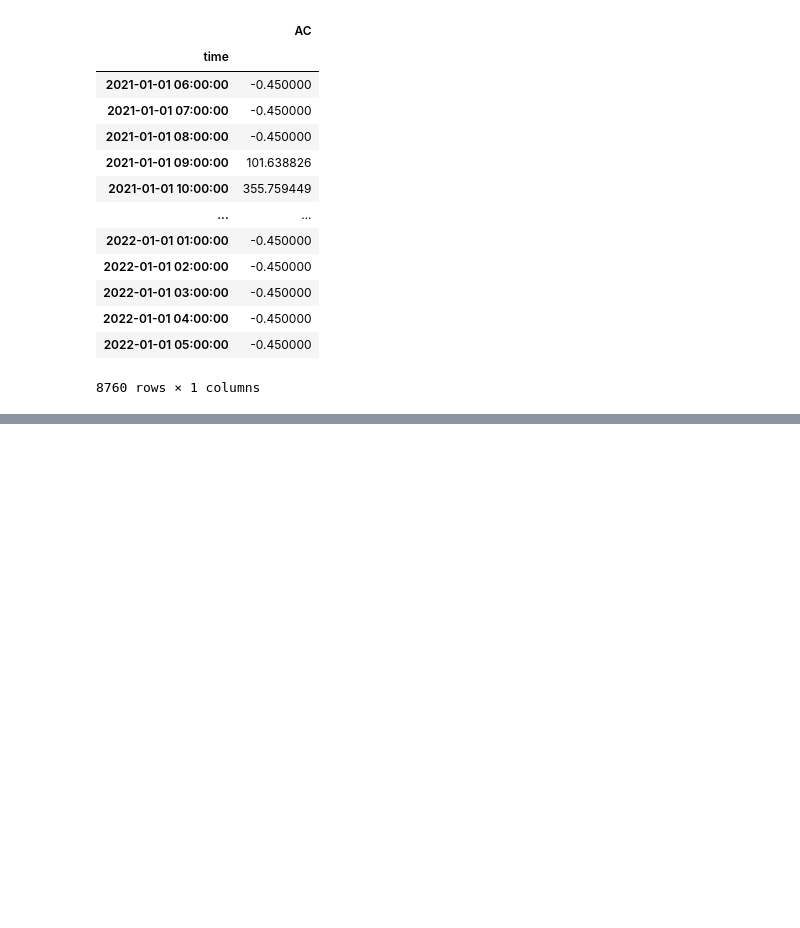
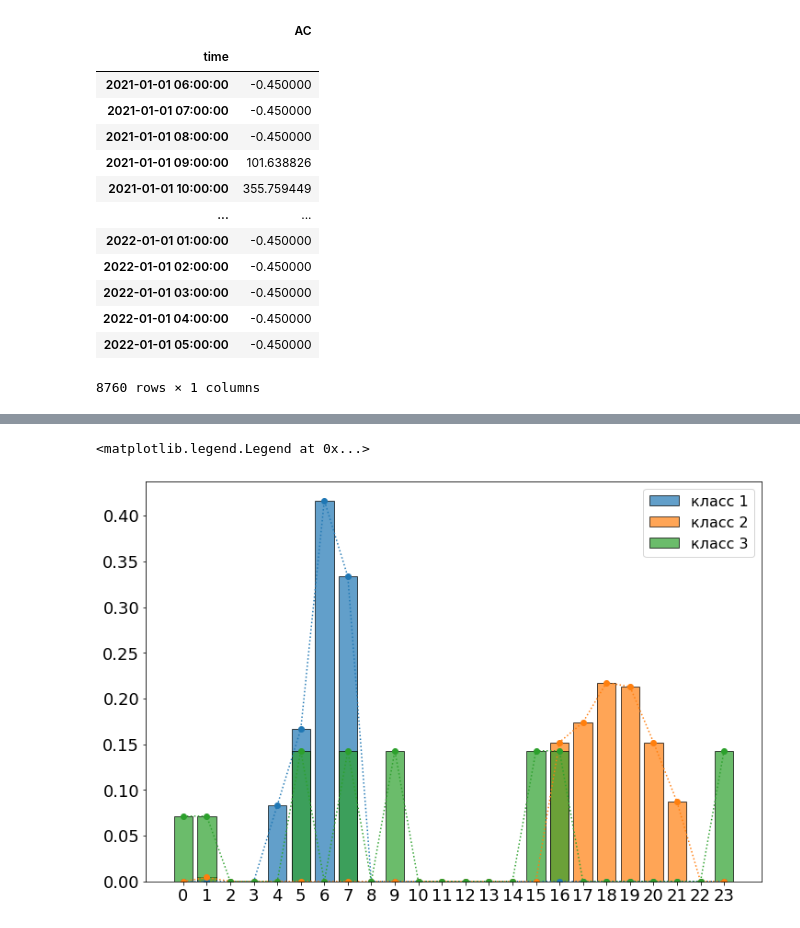
Before and after one commit to Shai670/Residential_consumption_modeling, a Jupyter notebook: Battery.ipynb, the cells around one changed output, grey strips where cells are left out. Saved outputs shown, nothing was run; the diff lists cells and outputs as text; code cells hidden in the pictures; blank space fills up the shorter version.

```diff
--- a/Battery.ipynb
+++ b/Battery.ipynb
@@ -48 +48,48 @@ load
 525600 rows × 1 columns
+# %%
+time = np.array([0, 1, 2, 3, 4, 5, 6, 7, 8, 9, 10, 11, 12, 13, 14, 15, 16, 17, 18, 19, 20, 21, 22, 23])
+use_time = np.array([0, 5, 10, 15, 30, 45, 60, 120, 240]) # в минутах
+
+# вероятности включения для 1-го класса электроприборов
+class1_N = 5
+class1_power = (0.12,2.2) # min,max мощность
+class1_sessions = 2 # max кол-во включений в день
+class1_switch = np.array([0, 0, 0, 0, 5, 10, 25, 20, 0, 0, 0, 0, 0, 0, 0, 0,  0, 0, 0, 0, 0, 0, 0, 0])
+class1_switch = class1_switch / np.sum(class1_switch)
+
+class1_tou = np.array([15, 25, 25, 15, 15, 15,  25, 0,  0])
+class1_tou = class1_tou / np.sum(class1_tou)
+
+# вероятности включения для 2-го класса электроприборов
+class2_N = 8
+class2_power = (0.06,2.2)
+class2_sessions = 3
+class2_switch = np.array([0, 1, 0, 0, 0, 0, 0, 0, 0, 0, 0, 0, 0, 0, 0, 0, 35, 40, 50, 49, 35, 20, 0, 0])
+class2_switch = class2_switch / np.sum(class2_switch)
+
+class2_tou = np.array([15, 15, 15, 15, 15, 25,  25, 25,  25])
+class2_tou = class2_tou / np.sum(class2_tou)
+
+# вероятности включения для 3-го класса электроприборов
+class3_N = 1
+class3_power = (0.6,0.6)
+class3_sessions = 4
+class3_switch = np.array([5, 5, 0, 0, 0,10, 0, 10, 0, 10, 0, 0, 0, 0, 0, 10, 10, 0, 0, 0,0 , 0, 0, 10])
+class3_switch = class3_switch / np.sum(class3_switch)
+
+class3_tou = np.array([15, 15, 15, 15, 15, 15,  15, 15,  15])
+class3_tou = class3_tou / np.sum(class3_tou)
+# %%
+plt.figure(figsize=(12,8))
+
+plt.bar(time, class1_switch, alpha=.7, edgecolor='k', label='класс 1')
+plt.plot(time, class1_switch, marker='o', lw=1.5, ls=':')
+plt.bar(time, class2_switch, alpha=.7, edgecolor='k', label='класс 2')
+plt.plot(time, class2_switch, marker='o', lw=1.5, ls=':')
+plt.bar(time, class3_switch, alpha=.7, edgecolor='k', label='класс 3')
+plt.plot(time, class3_switch, marker='o', lw=1.5, ls=':')
+plt.xticks(range(24))
+plt.legend()
+# %% [output]
+<matplotlib.legend.Legend at 0x...>
+[figure, added]
```
Also changed, not shown: parts of 7 cells of this notebook.
